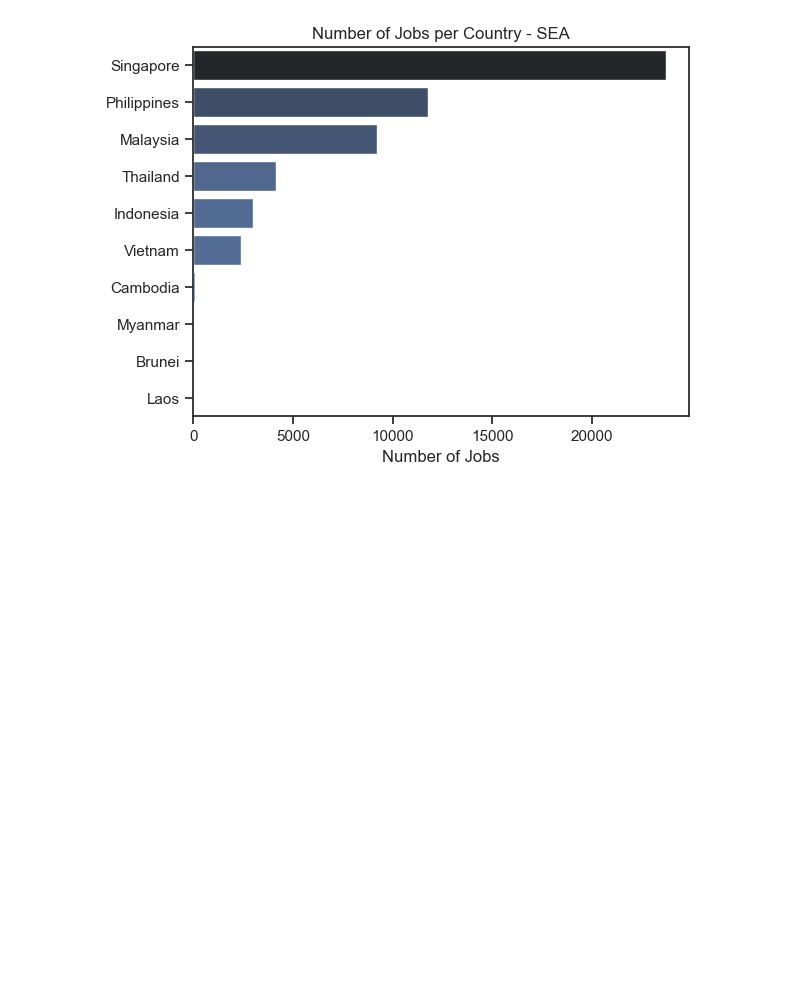
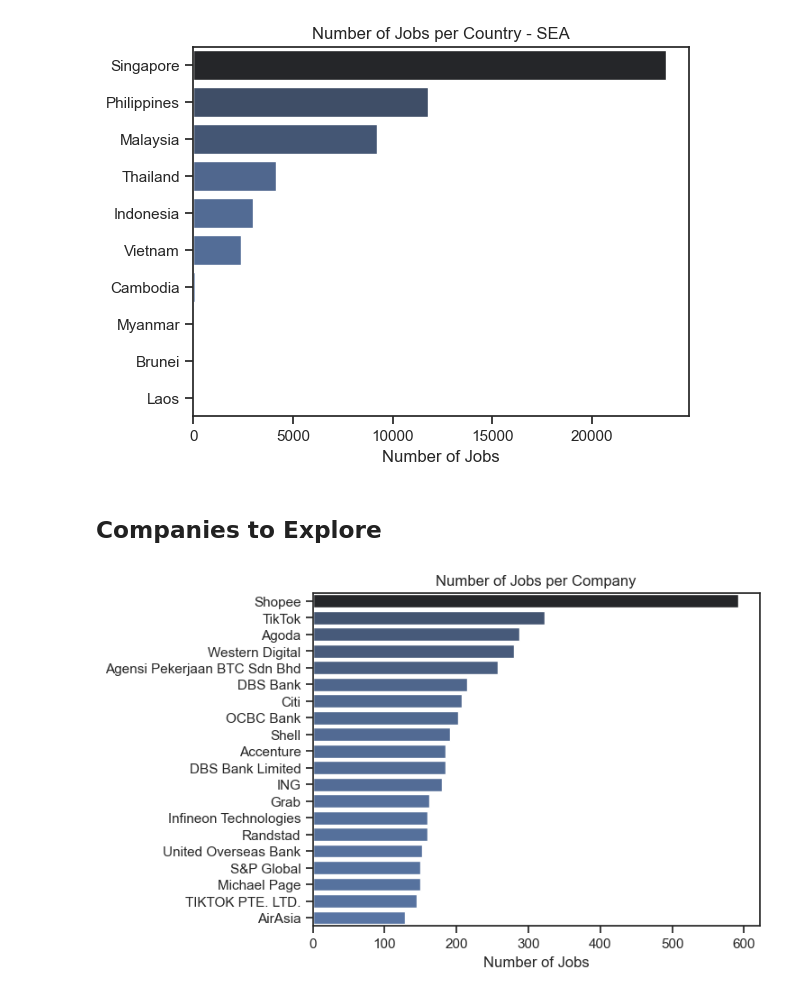
Before and after one commit to Victor-Nguyen-da-dev/Python-Portfolio-1, a Jupyter notebook: Projects/1.EDA_Intro_SEA.ipynb, the cells around one changed output. Drawn from its saved outputs; the diff is of its cells as text; code cells hidden in the pictures; blank space fills up the shorter version.

```diff
--- a/Projects/1.EDA_Intro_SEA.ipynb
+++ b/Projects/1.EDA_Intro_SEA.ipynb
@@ -53,3 +57,16 @@ plt.title('Number of Jobs per Country - SEA')
 plt.show()
 # %% [output]
 [figure]
+# %% [markdown]
+## Companies to Explore
+# %%
+df_plot4 = df_SEA['company_name'].value_counts().to_frame().head(20)
+
+sns.set_theme(style='ticks')
+sns.barplot(data= df_plot4, x='count', y='company_name', hue='count', palette='dark:b_r', legend=False)
+plt.title('Number of Jobs per Company')
+plt.xlabel('Number of Jobs')
+plt.ylabel('')
+plt.show()
+# %% [output]
+[figure, added]
```
Also changed, not shown: parts of 5 cells of this notebook.
